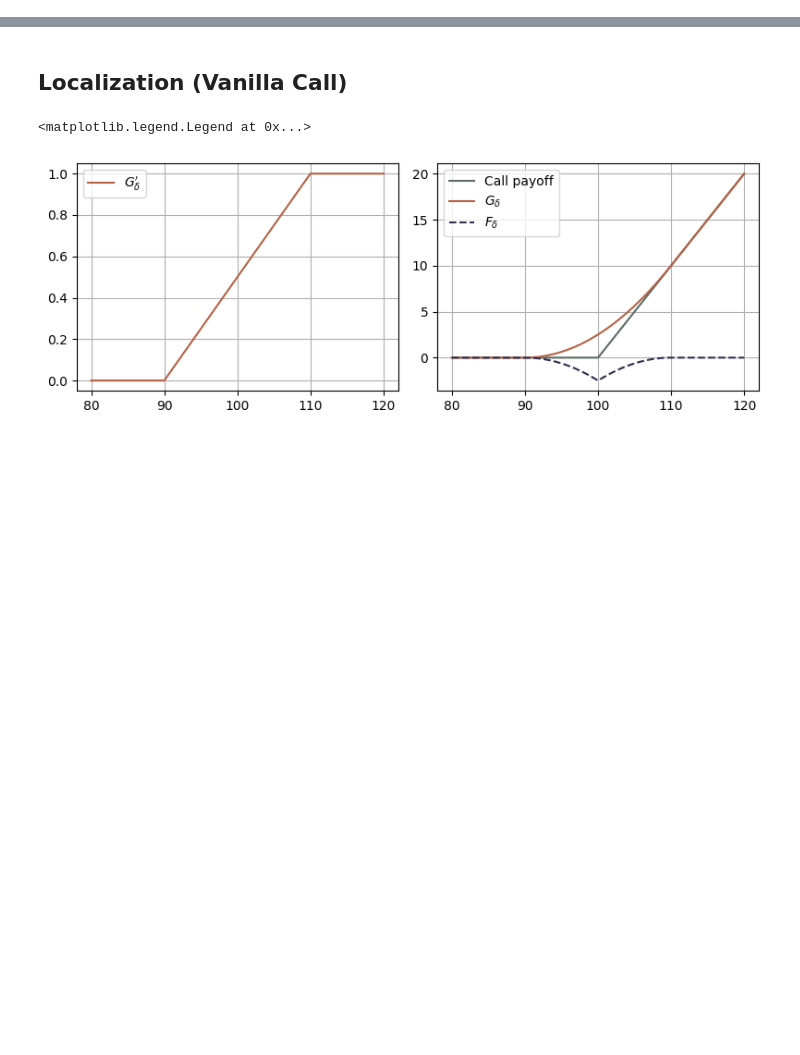
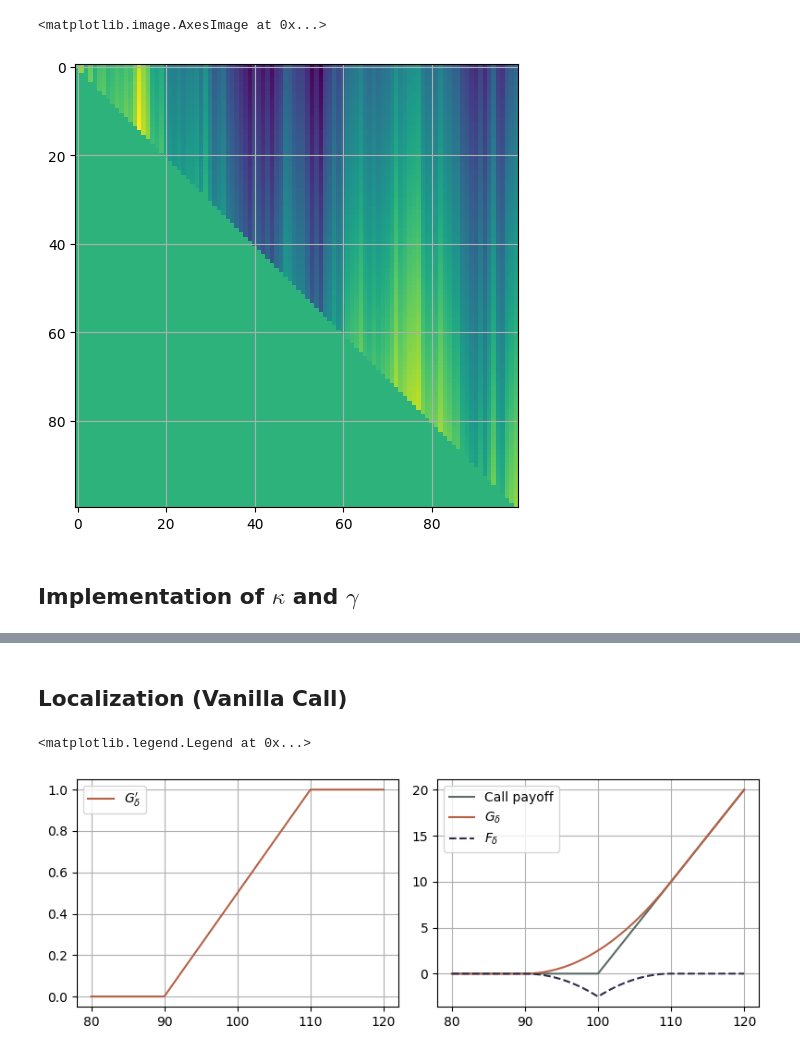
Before and after one commit to MrG1raffe/signature, a Jupyter notebook: notebooks/SigMalliavin.ipynb, the cells around one changed output, grey strips where cells are left out. Drawn from its saved outputs; the diff is of its cells as text; code cells hidden in the pictures; blank space fills up the shorter version.

```diff
--- a/notebooks/SigMalliavin.ipynb
+++ b/notebooks/SigMalliavin.ipynb
@@ -123,0 +126,41 @@ for i in range(3):
+# %%
+trunc = 5
+n = 5
+
+l_dict = {}
+r_dict = {}
+for i in range(ta.alphabet.number_of_elements(n)):
+    v = ta.alphabet.index_to_word(i)
+    if i == 0:
+        l_dict[""] = ta.from_dict({}, trunc=trunc)
+        r_dict[""] = ta.from_dict({}, trunc=trunc)
+    else:
+        l_first = l_dict[v[:-1]]
+        r_first = r_dict[v[:-1]].tensor_prod_word(v[-1])
+        new_shape = (l_first.shape[0], l_first.shape[1] + 1, l_first.shape[2])
+        l_array = np.zeros(new_shape, dtype=complex)
+        r_array = np.zeros(new_shape, dtype=complex)
+        l_array[:, :-1, :] = l_first.array
+        r_array[:, :-1, :] = r_first.array
+        l_array[:, -1, :] = - l_first.shuffle_prod(r_first).array.sum(axis=1)
+        if v[-1] == "2":
+            v_prime_idx = ta.alphabet.word_to_index(v[:-1])
+            l_array[v_prime_idx, -1, :] += 1
+        r_array[0, -1, :] = 1
+        l_dict[v] = ta.from_array(array=l_array, trunc=trunc)
+        r_dict[v] = ta.from_array(array=r_array, trunc=trunc)
+# %%
+%%time
+sigma_indices = model.vol_ts.array.squeeze().real
+non_zero_indices = np.where(sigma_indices != 0)[0]
+
+D_s_Sigma_t = np.zeros((size, t_grid.size, t_grid.size))
+
+for i in non_zero_indices:
+    v = ta.alphabet.index_to_word(i)
+    if v == "∅":
+        v = ""
+    print(v, i, sigma_indices[i])
+    l_sig = np.einsum("nkm,nj->kjm", sig.array, l_dict[v].array[:, :, 0]).real
+    r_sig = np.einsum("nkm,nj->kjm", sig.array, r_dict[v].array[:, :, 0]).real
+    D_s_Sigma_t += np.einsum("kjm,ljm->mkl", l_sig, r_sig) * sigma_indices[i]
@@ -123,0 +175,6 @@ for i in range(3):
+# %%
+D_s_Sigma_t = np.triu(D_s_Sigma_t)
+plt.imshow(D_s_Sigma_t[0])
+# %% [output]
+<matplotlib.image.AxesImage at 0x...>
+[figure, added]
@@ -123,0 +185,2 @@ for i in range(3):
+# %% [markdown]
+## Implementation of $\kappa$ and $\gamma$
```
Also changed, not shown: parts of 56 cells of this notebook.
